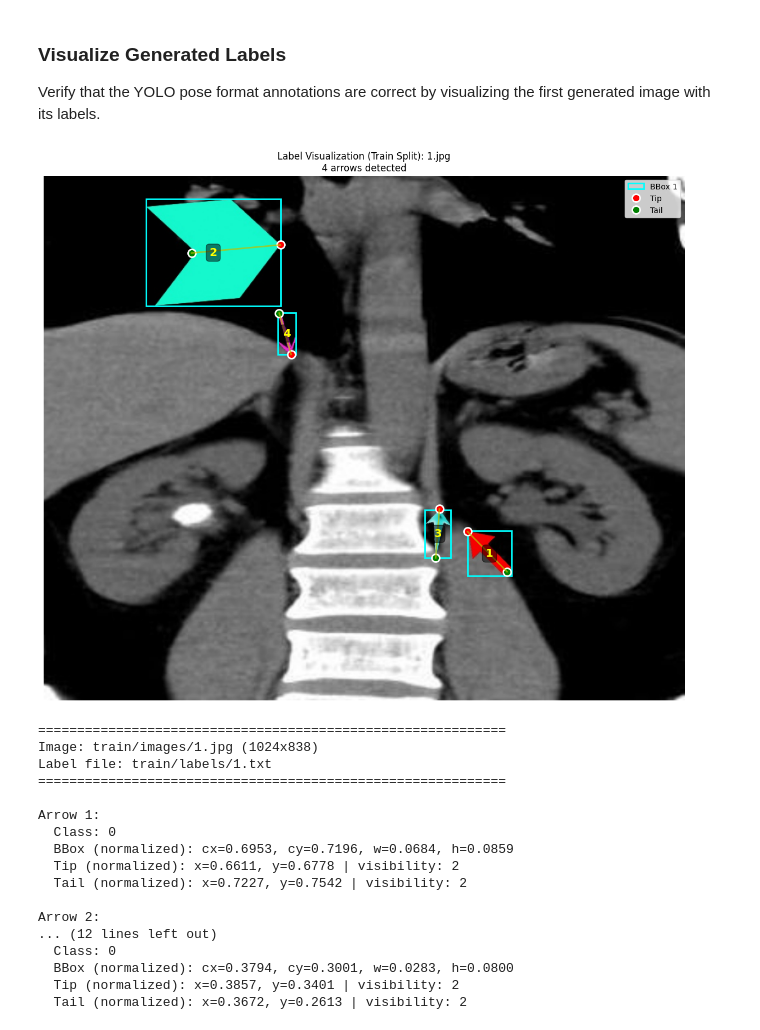
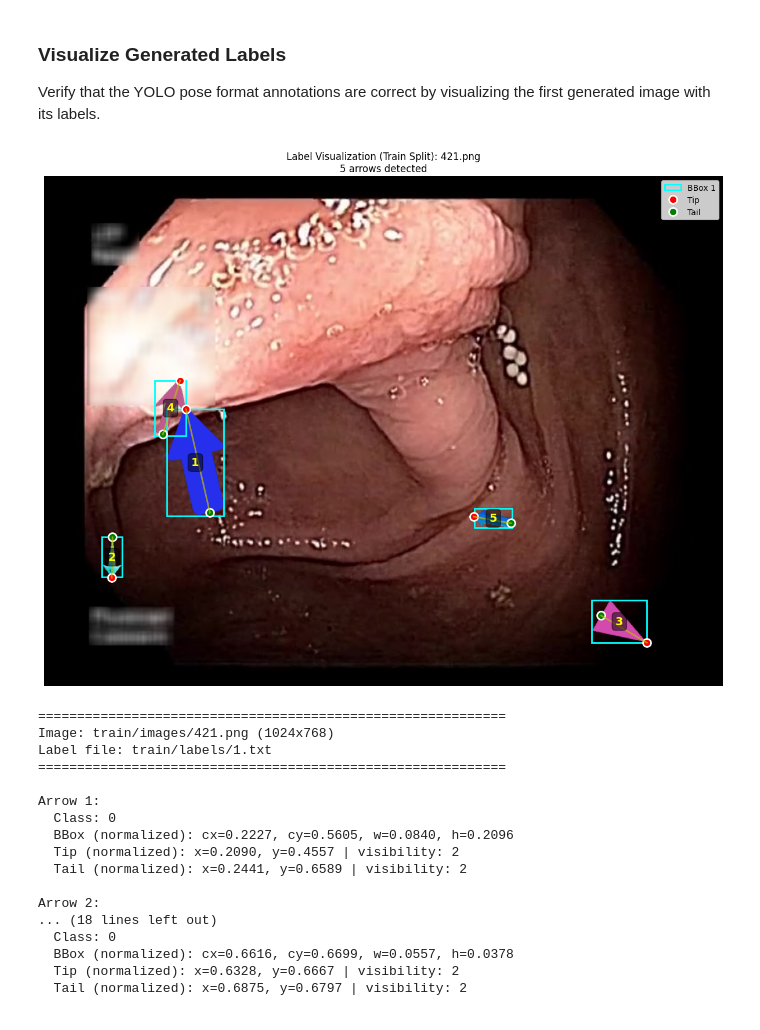
Before and after one commit to xckev/arrow-detection, a Jupyter notebook: arrow-image-gen/arrow-image-generator.ipynb, the cells around one changed output. Cells and saved outputs as stored; diff of their text form; code cells hidden in the pictures.

```diff
--- a/arrow-image-gen/arrow-image-generator.ipynb
+++ b/arrow-image-gen/arrow-image-generator.ipynb
@@ -366,7 +368,7 @@ def overlay_random_arrows(base_image_rgb, arrow_dir, arrow_size=1, num_arrows=2,
 ## Demonstration on an Example Image
 # %%
 # Load base medical image
-base_image_path = "medical-images/1.jpg"
+base_image_path = "medical-images/0.jpg"
 base_image = cv2.imread(base_image_path)
 base_image_rgb = cv2.cvtColor(base_image, cv2.COLOR_BGR2RGB)
 
@@ -535,18 +537,18 @@ Processing train split (584 images)...
 Verify that the YOLO pose format annotations are correct by visualizing the first generated image with its labels.
 # %%
 # Load the first generated image and its label from the train split
-dataset_base_dir = "synthetic-medical-arrows"
+dataset_base_dir = "/mmfs1/gscratch/krishna/xckevin/datasets/synthetic-medical-arrows"
 train_img_dir = os.path.join(dataset_base_dir, "train", "images")
 train_label_dir = os.path.join(dataset_base_dir, "train", "labels")
 
 # Find first image (could be any extension)
-img_files = sorted([f for f in os.listdir(train_img_dir) if f.startswith("1.")])
+img_files = sorted([f for f in os.listdir(train_img_dir) if f.startswith("421.")])
 if not img_files:
     print("No generated images found! Run the dataset generation cell first.")
 else:
     first_img = img_files[0]
     img_path = os.path.join(train_img_dir, first_img)
-    label_path = os.path.join(train_label_dir, "1.txt")
+    label_path = os.path.join(train_label_dir, "421.txt")
 
     # Load image
     img = cv2.imread(img_path)
@@ -612,48 +614,48 @@ else:
         plt.plot(tail_x_px, tail_y_px, 'go', markersize=10, markeredgewidth=2,
                 markeredgecolor='white', label=f'Tail' if i == 1 else '')
 
         # Draw arrow line
         plt.plot([tail_x_px, tip_x_px], [tail_y_px, tip_y_px],
                 'y-', linewidth=2, alpha=0.7)
 
         # Add text annotation
         plt.text(cx_px, cy_px, f'{i}', color='yellow', fontsize=14,
                 fontweight='bold', ha='center', va='center',
                 bbox=dict(boxstyle='round', facecolor='black', alpha=0.5))
 
     plt.title(f"Label Visualization (Train Split): {first_img}\n{len(arrows)} arrows detected")
     plt.legend(loc='upper right')
     plt.axis('off')
     plt.tight_layout()
     plt.show()
 
     # Print label details for verification
     print(f"\n{'='*60}")
     print(f"Image: train/images/{first_img} ({w}x{h})")
     print(f"Label file: train/labels/1.txt")
     print(f"{'='*60}")
     for i, arrow in enumerate(arrows, start=1):
         print(f"\nArrow {i}:")
         print(f"  Class: {arrow['class']}")
         print(f"  BBox (normalized): cx={arrow['bbox'][0]:.4f}, cy={arrow['bbox'][1]:.4f}, w={arrow['bbox'][2]:.4f}, h={arrow['bbox'][3]:.4f}")
         print(f"  Tip (normalized): x={arrow['tip'][0]:.4f}, y={arrow['tip'][1]:.4f} | visibility: {arrow['tip_visibility']}")
         print(f"  Tail (normalized): x={arrow['tail'][0]:.4f}, y={arrow['tail'][1]:.4f} | visibility: {arrow['tail_visibility']}")
 # %% [output]
-[figure, old version]
+[figure, new version]
 ============================================================
-Image: train/images/1.jpg (1024x838)
+Image: train/images/421.png (1024x768)
 Label file: train/labels/1.txt
 ============================================================
 
 Arrow 1:
   Class: 0
-  BBox (normalized): cx=0.6953, cy=0.7196, w=0.0684, h=0.0859
-  Tip (normalized): x=0.6611, y=0.6778 | visibility: 2
-  Tail (normalized): x=0.7227, y=0.7542 | visibility: 2
+  BBox (normalized): cx=0.2227, cy=0.5605, w=0.0840, h=0.2096
+  Tip (normalized): x=0.2090, y=0.4557 | visibility: 2
+  Tail (normalized): x=0.2441, y=0.6589 | visibility: 2
 
 Arrow 2:
-... (12 lines left out)
+... (18 lines left out)
   Class: 0
-  BBox (normalized): cx=0.3794, cy=0.3001, w=0.0283, h=0.0800
-  Tip (normalized): x=0.3857, y=0.3401 | visibility: 2
-  Tail (normalized): x=0.3672, y=0.2613 | visibility: 2
+  BBox (normalized): cx=0.6616, cy=0.6699, w=0.0557, h=0.0378
+  Tip (normalized): x=0.6328, y=0.6667 | visibility: 2
+  Tail (normalized): x=0.6875, y=0.6797 | visibility: 2
```
Also changed, not shown: parts of 3 cells of this notebook, 1 other file.
